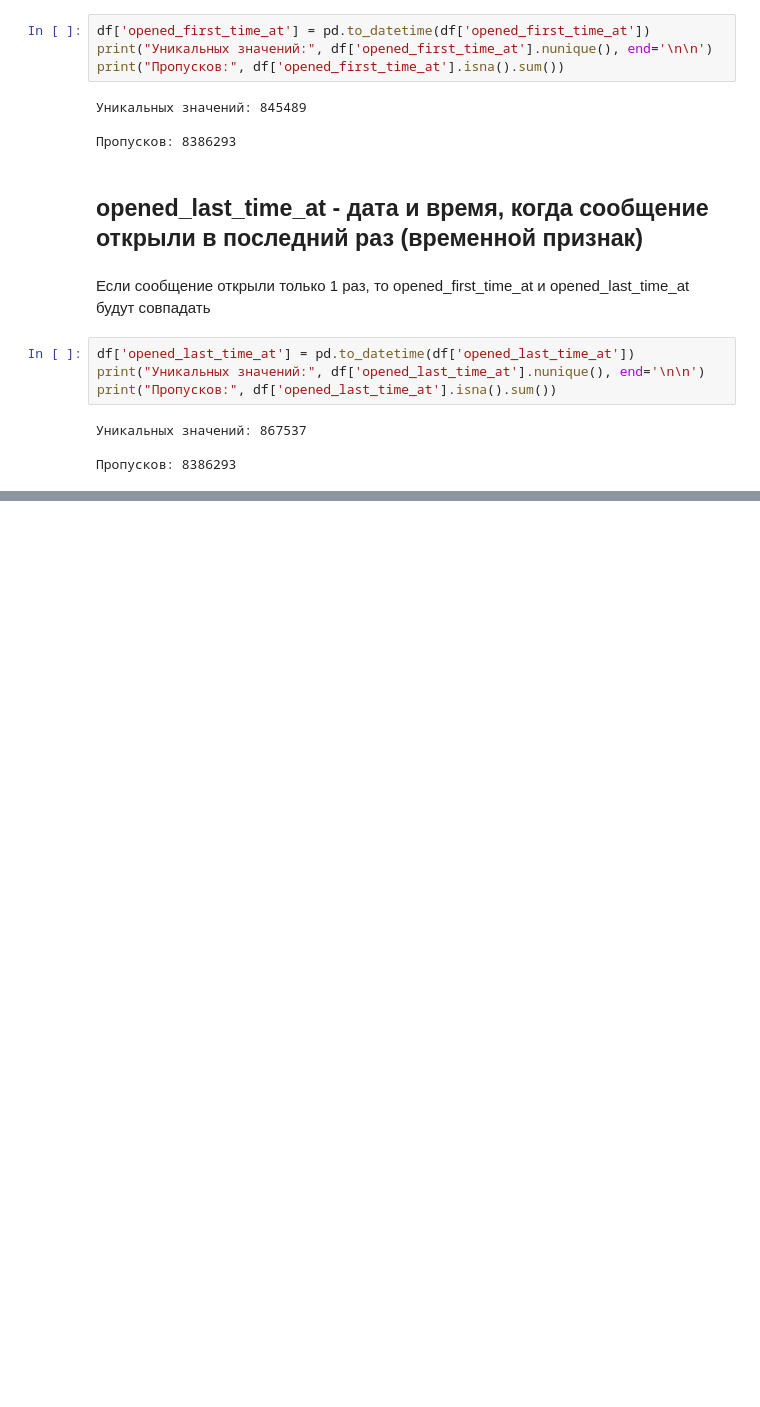
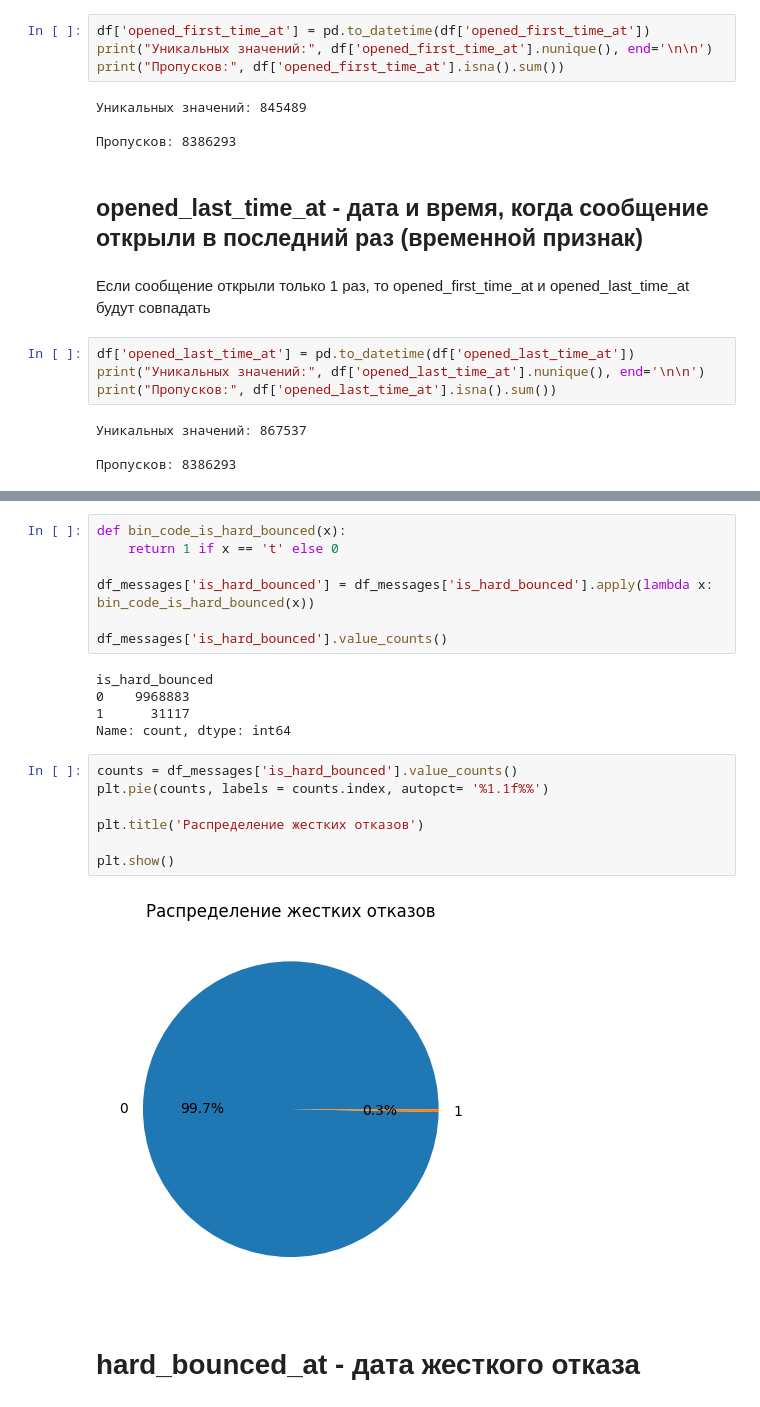
Before and after one commit to shmul999/ML_GP, a Jupyter notebook: code/gp.ipynb, the cells around one changed output, grey strips where cells are left out. Saved outputs shown, nothing was run; the diff lists cells and outputs as text; blank space fills up the shorter version.

```diff
--- a/code/gp.ipynb
+++ b/code/gp.ipynb
@@ -557,0 +695,23 @@ df.sample(10)
+# %%
+def bin_code_is_hard_bounced(x):
+    return 1 if x == 't' else 0
+
+df_messages['is_hard_bounced'] = df_messages['is_hard_bounced'].apply(lambda x: bin_code_is_hard_bounced(x))
+
+df_messages['is_hard_bounced'].value_counts()
+# %% [output]
+is_hard_bounced
+0    9968883
+1      31117
+Name: count, dtype: int64
+# %%
+counts = df_messages['is_hard_bounced'].value_counts()
+plt.pie(counts, labels = counts.index, autopct= '%1.1f%%')
+
+plt.title('Распределение жестких отказов')
+
+plt.show()
+# %% [output]
+[figure, added]
+# %% [markdown]
+# hard_bounced_at - дата жесткого отказа
```
Also changed, not shown: parts of 39 cells of this notebook.
